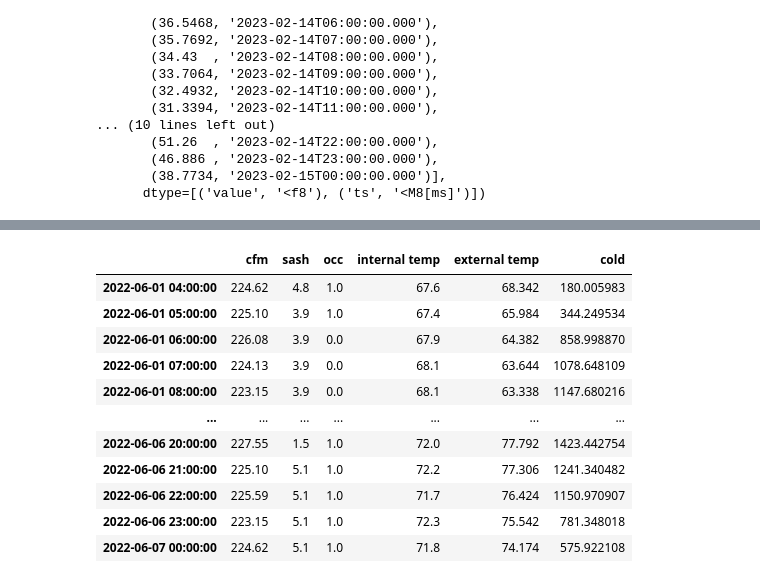
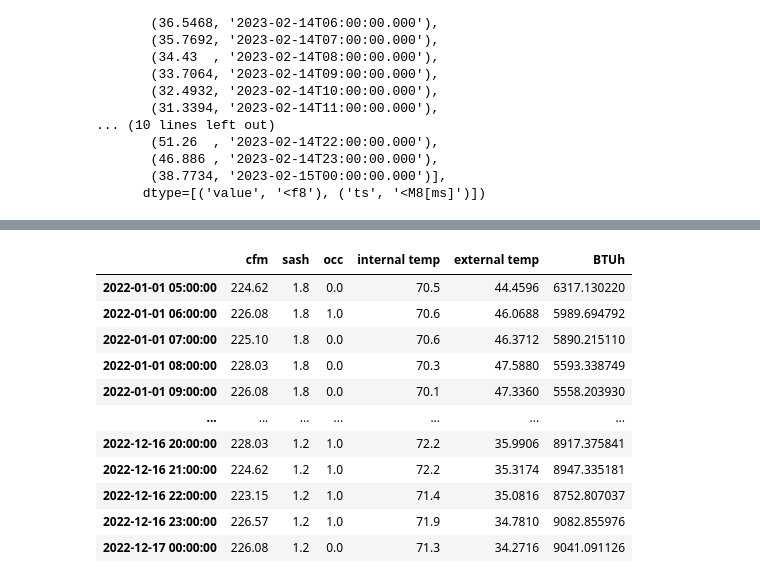
Before and after one commit to thereidfleish/fume-hood-dashboard, a Jupyter notebook: query.ipynb, the cells around one changed output, grey strips where cells are left out. Saved outputs shown, nothing was run; the diff lists cells and outputs as text; code cells hidden in the pictures.

```diff
--- a/query.ipynb
+++ b/query.ipynb
@@ -447,51 +449,51 @@ Percent occupied:  0.5144406459978781
 | 2022-01-28 20:00:00 | 427.26 | 13.6 | 1.0 | 72.3 | 18.4028 | 24870.367086 |
 | 2022-01-28 21:00:00 | 430.19 | 13.6 | 1.0 | 71.9 | 16.9520 | 25529.126530 |
 ... (9 outputs left out)
+# %%
+"""
+A switch in the energy calculations that allows us to avoid issues between times of years where it is hotter/colder outside.
+"""
+
+def coldorhot(cfm,external,internal):
+    if external<=internal:
+        #sensible heating equation
+        return 1.08 * cfm * (internal - external)
+    if external>internal:
+        #enthalpy of air
+        return 0.24 * cfm /13.333 * 60 * (external - internal)
 # %%
-def cold_query(target_list, server, start, end):
-    cfm_master = fume_query(target_list[0],server,start,end)
-    sash_master = fume_query(target_list[3],server,start,end)
-    occ_master = fume_query(target_list[2],server,start,end)
-    internal_temp_master = fume_query(target_list[1],server,start,end)
-    external_temp_master = outside_temp(start,end)
-    cfm_list = pd.Series(data=[i[0] for i in cfm_master], index=[i[1] for i in cfm_master])
+def updatedquery(target_list, server, start, end):
+    cfm_points = fume_query(target_list[0],server,start,end)
+    sash_points = fume_query(target_list[3],server,start,end)
+    occ_points = fume_query(target_list[2],server,start,end)
+    internal_temp_points = fume_query(target_list[1],server,start,end)
+    #external_temp_master = outside_temp(start,end)
 
+    cfm_list = pd.Series(data=[i[0] for i in cfm_points], index=[i[1] for i in cfm_points])
     cfm_list = cfm_list[~cfm_list.index.duplicated()]
 
-
-    sash_list = pd.Series(data=[i[0] for i in sash_master], index=[i[1] for i in sash_master])
-
+    sash_list = pd.Series(data=[i[0] for i in sash_points], index=[i[1] for i in sash_points])
     sash_list = sash_list[~sash_list.index.duplicated()]
 
 
-    occ_list = pd.Series(data=[i[0] for i in occ_master], index=[i[1] for i in occ_master])
-
+    occ_list = pd.Series(data=[i[0] for i in occ_points], index=[i[1] for i in occ_points])
     occ_list = occ_list[~occ_list.index.duplicated()]
 
 
-    internal_temp_list = pd.Series(data=[i[0] for i in internal_temp_master], index=[i[1] for i in internal_temp_master])
-
+    internal_temp_list = pd.Series(data=[i[0] for i in internal_temp_points], index=[i[1] for i in internal_temp_points])
     internal_temp_list = internal_temp_list[~internal_temp_list.index.duplicated()]
 
 
-    external_temp_list = pd.Series(data=[i[0] for i in external_temp_master], index=[i[1] for i in external_temp_master])
+    #external_temp_list = pd.Series(data=[i[0] for i in external_temp_master], index=[i[1] for i in external_temp_master])
     # print("\nExternal Temp List: ", external_temp_list)
-    # external_temp_list = pd.read_csv("C:/Users/Dan/Documents/GitHub/fume-hood-dashboard/game_farm/hist.csv", index_col=0).squeeze()
-    # external_temp_list.index = external_temp_list.index.astype('datetime64[ns]')
-
+    external_temp_list = pd.read_csv("C:\\Users\\Rob\\Documents\\GitHub\\fume-hood-dashboard\\game_farm\\hist.csv", index_col=0).squeeze()
+    external_temp_list.index = external_temp_list.index.astype('datetime64[ns]')
 
     df = pd.concat([cfm_list, sash_list, occ_list, internal_temp_list, external_temp_list], axis=1)
     df.columns = ["cfm", "sash" ,"occ", "internal temp", "external temp"]
-    #display(df)
 
-    #df["BTUh"] = 1.08 * df["cfm"] * (df["internal temp"] - df["external temp"])
-
-    df["cold"] = 0.24 * df["cfm"] /13.333 * 60 * (abs(df["external temp"] - df["internal temp"]))
-
+    df['BTUh'] = df.apply(lambda df: coldorhot(df['cfm'], df['external temp'], df['internal temp']), axis=1)
     df = df.dropna()
-
-
-
     return df
 
 
@@ -501,10 +503,13 @@ target_list = ["#biotech/biotech_4th_floor/fourth_floor_fume_hood_lab_spaces/lab
                "#biotech/biotech_4th_floor/fourth_floor_fume_hood_lab_spaces/lab_433_control/occ_trend",
                "#biotech/biotech_4th_floor/fourth_floor_fume_hood_lab_spaces/lab_433_control/hood_sash"]
 server = "biotech_main"
-start = str(datetime(2022, 6, 1))
-end = str(datetime(2022, 6, 7))
 
-cold_query(target_list,server,start,end)
+#One year of data
+start = str(datetime(2022, 1, 1))
+end = str(datetime(2022, 12, 31))
+
+df = updatedquery(target_list,server,start,end)
+display(df)
 # %% [output]
 <Response [200]>
 <Response [200]>
@@ -514,12 +518,12 @@ cold_query(target_list,server,start,end)
-|  | cfm | sash | occ | internal temp | external temp | cold |
-| 2022-06-01 04:00:00 | 224.62 | 4.8 | 1.0 | 67.6 | 68.342 | 180.005983 |
-| 2022-06-01 05:00:00 | 225.10 | 3.9 | 1.0 | 67.4 | 65.984 | 344.249534 |
-| 2022-06-01 06:00:00 | 226.08 | 3.9 | 0.0 | 67.9 | 64.382 | 858.998870 |
-| 2022-06-01 07:00:00 | 224.13 | 3.9 | 0.0 | 68.1 | 63.644 | 1078.648109 |
-| 2022-06-01 08:00:00 | 223.15 | 3.9 | 0.0 | 68.1 | 63.338 | 1147.680216 |
+|  | cfm | sash | occ | internal temp | external temp | BTUh |
+| 2022-01-01 05:00:00 | 224.62 | 1.8 | 0.0 | 70.5 | 44.4596 | 6317.130220 |
+| 2022-01-01 06:00:00 | 226.08 | 1.8 | 1.0 | 70.6 | 46.0688 | 5989.694792 |
+| 2022-01-01 07:00:00 | 225.10 | 1.8 | 0.0 | 70.6 | 46.3712 | 5890.215110 |
+| 2022-01-01 08:00:00 | 228.03 | 1.8 | 0.0 | 70.3 | 47.5880 | 5593.338749 |
+| 2022-01-01 09:00:00 | 226.08 | 1.8 | 0.0 | 70.1 | 47.3360 | 5558.203930 |
 | ... | ... | ... | ... | ... | ... | ... |
-| 2022-06-06 20:00:00 | 227.55 | 1.5 | 1.0 | 72.0 | 77.792 | 1423.442754 |
-| 2022-06-06 21:00:00 | 225.10 | 5.1 | 1.0 | 72.2 | 77.306 | 1241.340482 |
-| 2022-06-06 22:00:00 | 225.59 | 5.1 | 1.0 | 71.7 | 76.424 | 1150.970907 |
-| 2022-06-06 23:00:00 | 223.15 | 5.1 | 1.0 | 72.3 | 75.542 | 781.348018 |
-| 2022-06-07 00:00:00 | 224.62 | 5.1 | 1.0 | 71.8 | 74.174 | 575.922108 |
+| 2022-12-16 20:00:00 | 228.03 | 1.2 | 1.0 | 72.2 | 35.9906 | 8917.375841 |
+| 2022-12-16 21:00:00 | 224.62 | 1.2 | 1.0 | 72.2 | 35.3174 | 8947.335181 |
+| 2022-12-16 22:00:00 | 223.15 | 1.2 | 1.0 | 71.4 | 35.0816 | 8752.807037 |
+| 2022-12-16 23:00:00 | 226.57 | 1.2 | 1.0 | 71.9 | 34.7810 | 9082.855976 |
+| 2022-12-17 00:00:00 | 226.08 | 1.2 | 0.0 | 71.3 | 34.2716 | 9041.091126 |
```
Also changed, not shown: parts of 8 cells of this notebook.
